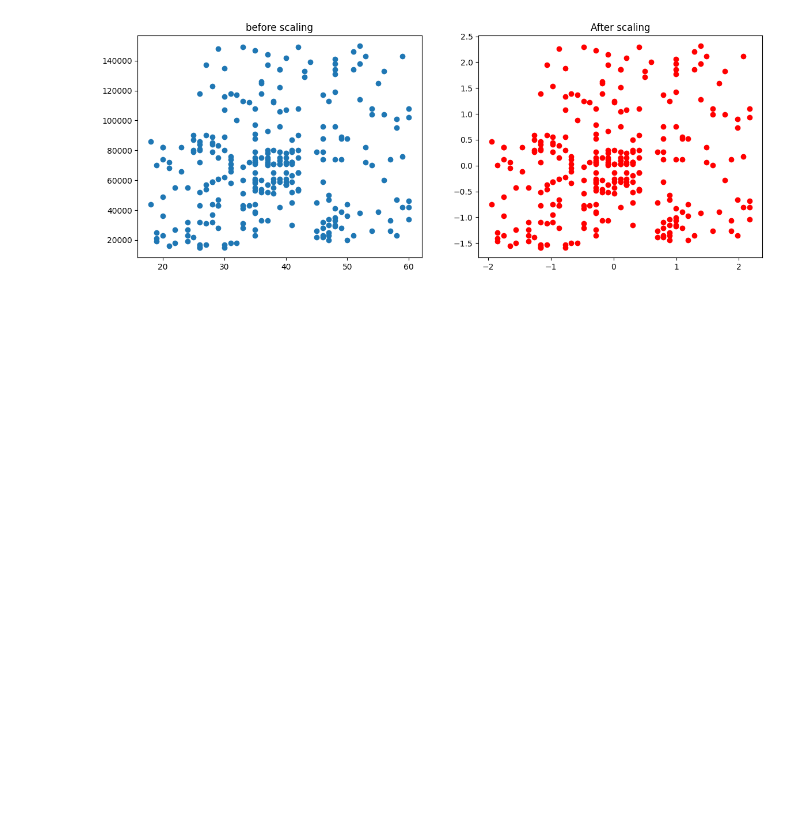
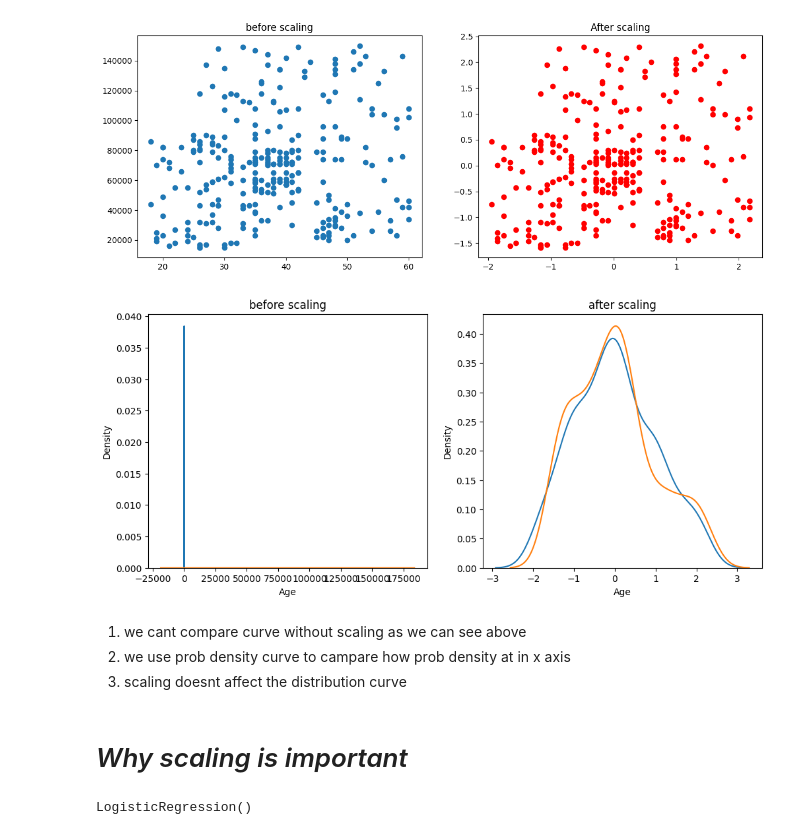
Before and after one commit to Raghavisgeek/100-days-of-ml-campusx, a Jupyter notebook: feature_engineering/feature_scaling.ipynb, the cells around one changed output. Cells and saved outputs as stored; diff of their text form; code cells hidden in the pictures; blank space fills up the shorter version.

```diff
--- a/feature_engineering/feature_scaling.ipynb
+++ b/feature_engineering/feature_scaling.ipynb
@@ -109,3 +109,24 @@ ax2.set_title("After scaling")
 plt.show()
 # %% [output]
 [figure]
+# %%
+fig, (ax1,ax2) = plt.subplots(ncols=2,figsize=(12,5))
+
+#before scaling
+ax1.set_title("before scaling")
+sns.kdeplot(X_train['Age'], ax=ax1)
+sns.kdeplot(X_train['EstimatedSalary'],ax=ax1)
+
+#after scaling
+ax2.set_title("after scaling")
+sns.kdeplot(X_train_scaled['Age'], ax=ax2)
+sns.kdeplot(X_train_scaled['EstimatedSalary'],ax=ax2)
+plt.show()
+# %% [output]
+[figure, added]
+# %% [markdown]
+1. we cant compare curve without scaling as we can see above
+2. we use prob density curve to campare how prob density at in x axis
+3. scaling doesnt affect the distribution curve
+# %% [markdown]
+# *Why scaling is important*
@@ -111,0 +138,5 @@ plt.show()
+# %%
+lr.fit(X_train,Y_train)
+lr_scaled.fit(X_train_scaled, Y_train)
+# %% [output]
+LogisticRegression()
```
Also changed, not shown: parts of 12 cells of this notebook, 2 other files.
